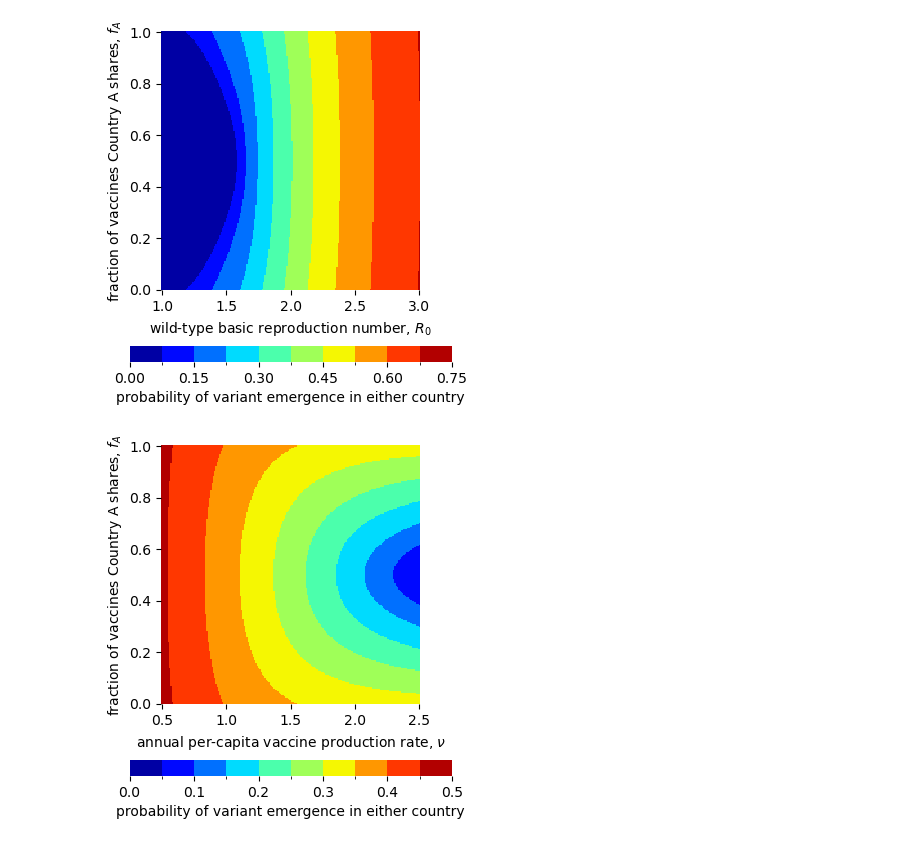
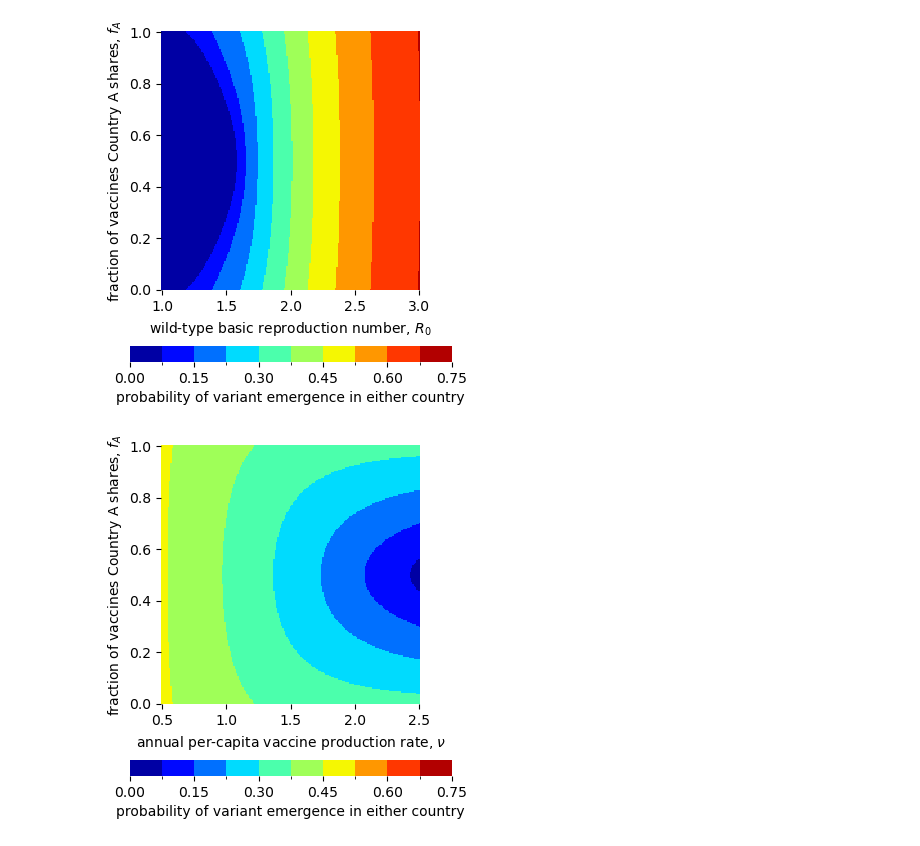
Before and after one commit to freedmanari/vaccine_nationalism, a Jupyter notebook: vaccine_nationalism.ipynb, the cells around one changed output. Cells and saved outputs as stored; diff of their text form; code cells hidden in the pictures.

```diff
--- a/vaccine_nationalism.ipynb
+++ b/vaccine_nationalism.ipynb
@@ -1662,12 +1662,12 @@ plot_heatmap('R0','f_A','pAB', frac_values=True, legend_min=0, legend_max=.75,
 # %%
 ### for figure nus
 
 nu_f_A_pABs = np.transpose(1 - f_A_nu_pws)
 
-plot_heatmap('nu','f_A','pAB', frac_values=True, legend_min=0, legend_max=.5,
+plot_heatmap('nu','f_A','pAB', frac_values=True, legend_min=0, legend_max=.75,
              xlabel=r'annual per-capita vaccine production rate, $\nu$', ylabel='fraction of vaccines Country A shares, $f_A$',
              legend_title='probability of variant emergence in either country', colorbar_shrink=.65)
 
 # plt.savefig('figures/roughs/nu_f_A_pABs.png', bbox_inches='tight', dpi=1200)
 # %% [output]
-[figure, old version]
+[figure, new version]
```
Also changed, not shown: 5 other files.
